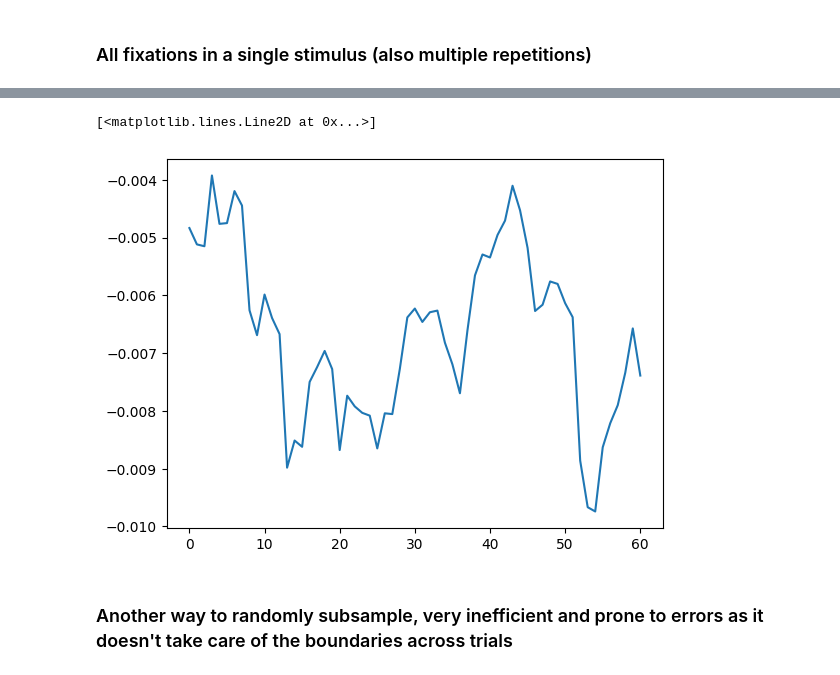
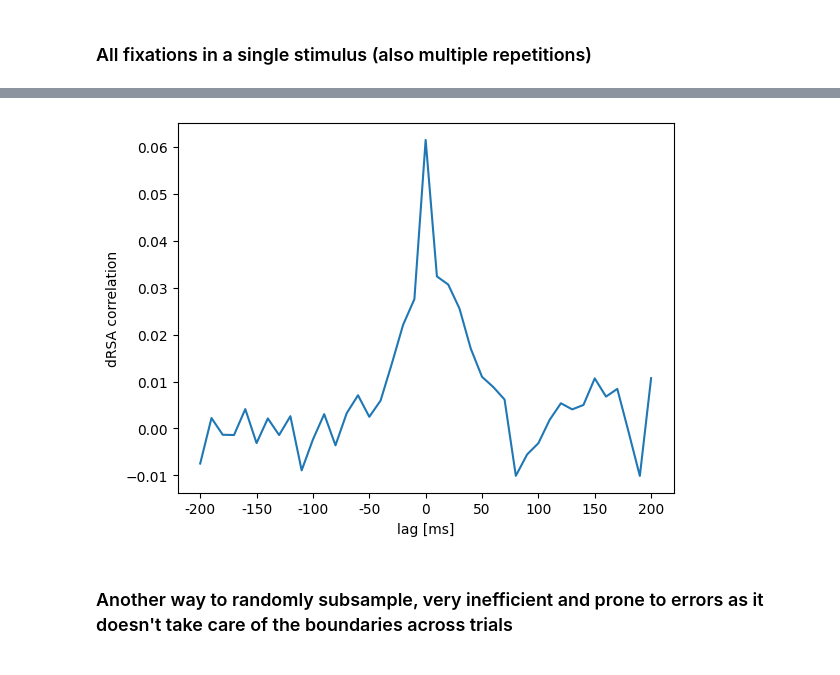
Before and after one commit to TizianoCausin01/temporal_context, a Jupyter notebook: python_scripts/scripts/dRSA_sampling_dev.ipynb, the cells around one changed output, grey strips where cells are left out. Cells and saved outputs as stored; diff of their text form; code cells hidden in the pictures.

```diff
--- a/python_scripts/scripts/dRSA_sampling_dev.ipynb
+++ b/python_scripts/scripts/dRSA_sampling_dev.ipynb
@@ -19,7 +19,7 @@ resolution_Hz = 100
 npx = True
 imec_n = 0
 normalization = "min_max"
-model_name = "dgIIE"
+model_name = "alexnet_classifier.2"
 day = str(day)
 neural_data, gaze_data = load_monkey_data(paths, monkey_name, day, month, resolution_Hz, npx=npx, imec_n=imec_n)
 # normalizes them
@@ -58,5 +54,5 @@ n.shape
 # %%
-dRSA = compute_dRSA(n[:,:,:], m[:,:,:], metric_RDM='euclidean',metric_RDM_model='correlation', metric_dRSA=spearman)
+dRSA = compute_dRSA(n[:40,:,:], n[300:330, :,:], metric_RDM='euclidean',metric_RDM_model='correlation', metric_dRSA=spearman)
 plt.imshow(dRSA)
 plt.colorbar()
 # %% [output]
@@ -75,3 +68,7 @@ Error:
 ### All fixations in all the repetitions
 # %% [markdown]
 ### All fixations in a single stimulus (also multiple repetitions)
+# %%
+neural_data_fix, gaze_data_fix, model_data_fix = extract_fixation_responses_sing_stim(
+    n_norm, gaze_data, all_models, fn, 30, 30, stack=1
+)
@@ -96,18 +98,18 @@ axes1 = axes1.flatten()
 for ax, fn in zip(axes1, fns):
     # compute fixation responses
     neural_data_fix, gaze_data_fix, model_data_fix = extract_fixation_responses_sing_stim(
-        n_norm, gaze_data, all_models, fn,30, 30, stack=1
+        n_norm, gaze_data, all_models, fn, 30, 30, stack=1
     )
     if neural_data_fix.shape[2] > 1:
         # compute dRSA
         dRSA = compute_dRSA(
-            neural_data_fix[330:350, :, :],
-            model_data_fix[310:330, :, :],
+            neural_data_fix[:40, :, :],
+            neural_data_fix[300:350, :, :],
             metric_RDM='euclidean',
             metric_RDM_model='euclidean',
             metric_dRSA='correlation'
         )
-        lagplots.append(get_lagplot_subset(dRSA, range(10, 50), max_lag=30))
+        lagplots.append(get_lagplot_subset(dRSA, range(30), max_lag=20))
 
         # plot heatmap
         im = ax.imshow(dRSA, aspect='auto', cmap='viridis')
@@ -157,8 +159,12 @@ plt.show()
 # %%
-plt.plot(np.mean(np.stack(lagplots, axis=-1), axis=-1))
+fig, ax = plt.subplots()
+ax.plot(np.mean(np.stack(lagplots, axis=-1), axis=-1))
+ax.set_ylabel("dRSA correlation")
+ax.set_xlabel("lag [ms]")
+ax.set_xticks(np.arange(0, 41, 5));
+ax.set_xticklabels(np.arange(-20, 21, 5)*10);
 # %% [output]
-[<matplotlib.lines.Line2D at 0x...>]
-[figure, old version]
+[figure, new version]
 # %% [markdown]
 ### Another way to randomly subsample, very inefficient and prone to errors as it doesn't take care of the boundaries across trials
 # %%
```
Also changed, not shown: parts of 9 cells of this notebook, 8 other files.
